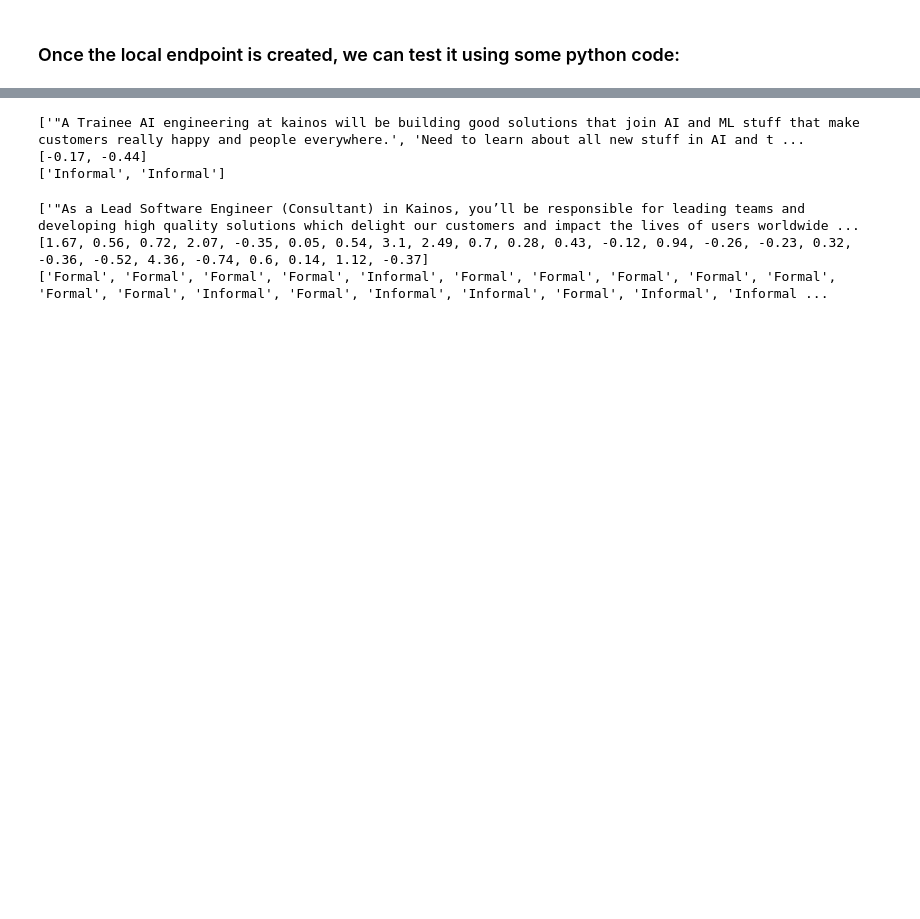
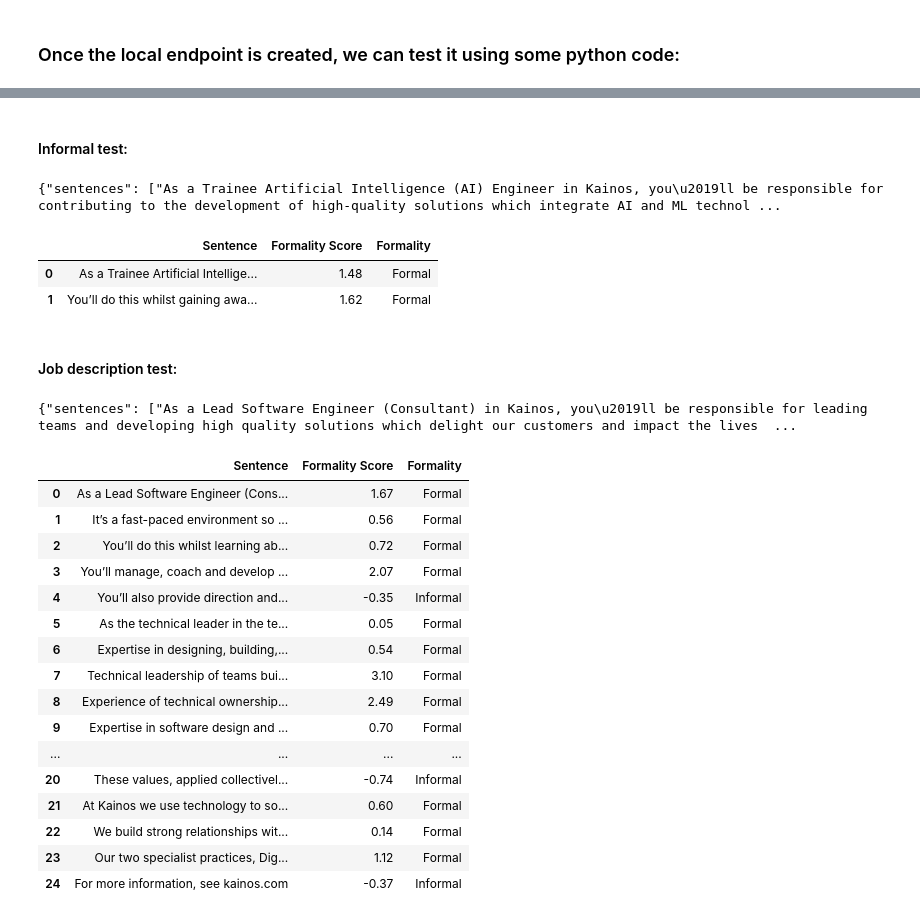
Before and after one commit to GroupAKainos/GroupA_ML, a Jupyter notebook: 007-AWS-Endpoint.ipynb, the cells around one changed output, grey strips where cells are left out. Drawn from its saved outputs; the diff is of its cells as text; code cells hidden in the pictures; blank space fills up the shorter version.

```diff
--- a/007-AWS-Endpoint.ipynb
+++ b/007-AWS-Endpoint.ipynb
@@ -1,3 +1,9 @@
+# %%
+import requests
+import json
+import pandas as pd
+from src.inference import *
+pd.set_option('display.max_colwidth', None)
 # %% [markdown]
 # Creating AWS Endpoint using Lambda with Serverless plugins
 
@@ -83,16 +100,27 @@ print(response.json()['formality'])
+# %% [markdown]
+#### Informal test:
 # %%
 f = open("./data/sanity_check/informal_text.txt", "r")
 informal = f.read()
 f.close()
-api_endpoint = "https://i9ie7dtl73.execute-api.eu-west-2.amazonaws.com/Prod/formality-score/"
-data = json.dumps(informal, ensure_ascii=False).encode('utf8')
-headers = {"Content-Type": "application/json"}
-response = requests.post(url=api_endpoint, data=data, headers=headers)
-print(response.json()['sentences'])
-print(response.json()['scores'])
-print(response.json()['formality'])
+
+url = "https://i9ie7dtl73.execute-api.eu-west-2.amazonaws.com/Prod/formality-score/"
+payload = formal
+response = requests.request("POST", url, headers=headers, data=payload.encode('utf-8'))
+
+print(response.text)
+
+sentences = response.json()['sentences']
+scores = response.json()['scores']
+formality = response.json()['formality']
+
+sentence_formality_df = pred_to_df(sentences, scores)
+display(sentence_formality_df)
 # %% [output]
-['"A Trainee AI engineering at kainos will be building good solutions that join AI and ML stuff that make customers really happy and people everywhere.', 'Need to learn about all new stuff in AI and t ...
-[-0.17, -0.44]
-['Informal', 'Informal']
+{"sentences": ["As a Trainee Artificial Intelligence (AI) Engineer in Kainos, you\u2019ll be responsible for contributing to the development of high-quality solutions which integrate AI and ML technol ...
+|  | Sentence | Formality Score | Formality |
+| 0 | As a Trainee Artificial Intellige... | 1.48 | Formal |
+| 1 | You’ll do this whilst gaining awa... | 1.62 | Formal |
+# %% [markdown]
+#### Job description test:
 # %%
@@ -100,11 +128,32 @@ job_desc = "As a Lead Software Engineer (Consultant) in Kainos, you’ll be resp
-api_endpoint = "https://i9ie7dtl73.execute-api.eu-west-2.amazonaws.com/Prod/formality-score/"
-data = json.dumps(job_desc, ensure_ascii=False).encode('utf8')
-headers = {"Content-Type": "application/json"}
-response = requests.post(url=api_endpoint, data=data, headers=headers)
-print(response.json()['sentences'])
-print(response.json()['scores'])
-print(response.json()['formality'])
+
+url = "https://i9ie7dtl73.execute-api.eu-west-2.amazonaws.com/Prod/formality-score/"
+payload = job_desc
+response = requests.request("POST", url, headers=headers, data=payload.encode('utf-8'))
+
+print(response.text)
+
+sentences = response.json()['sentences']
+scores = response.json()['scores']
+formality = response.json()['formality']
+
+sentence_formality_df = pred_to_df(sentences, scores)
+display(sentence_formality_df)
 # %% [output]
-['"As a Lead Software Engineer (Consultant) in Kainos, you’ll be responsible for leading teams and developing high quality solutions which delight our customers and impact the lives of users worldwide ...
-[1.67, 0.56, 0.72, 2.07, -0.35, 0.05, 0.54, 3.1, 2.49, 0.7, 0.28, 0.43, -0.12, 0.94, -0.26, -0.23, 0.32, -0.36, -0.52, 4.36, -0.74, 0.6, 0.14, 1.12, -0.37]
-['Formal', 'Formal', 'Formal', 'Formal', 'Informal', 'Formal', 'Formal', 'Formal', 'Formal', 'Formal', 'Formal', 'Formal', 'Informal', 'Formal', 'Informal', 'Informal', 'Formal', 'Informal', 'Informal ...
+{"sentences": ["As a Lead Software Engineer (Consultant) in Kainos, you\u2019ll be responsible for leading teams and developing high quality solutions which delight our customers and impact the lives  ...
+|  | Sentence | Formality Score | Formality |
+| 0 | As a Lead Software Engineer (Cons... | 1.67 | Formal |
+| 1 | It’s a fast-paced environment so ... | 0.56 | Formal |
+| 2 | You’ll do this whilst learning ab... | 0.72 | Formal |
+| 3 | You’ll manage, coach and develop ... | 2.07 | Formal |
+| 4 | You’ll also provide direction and... | -0.35 | Informal |
+| 5 | As the technical leader in the te... | 0.05 | Formal |
+| 6 | Expertise in designing, building,... | 0.54 | Formal |
+| 7 | Technical leadership of teams bui... | 3.10 | Formal |
+| 8 | Experience of technical ownership... | 2.49 | Formal |
+| 9 | Expertise in software design and ... | 0.70 | Formal |
+| ... | ... | ... | ... |
+| 20 | These values, applied collectivel... | -0.74 | Informal |
+| 21 | At Kainos we use technology to so... | 0.60 | Formal |
+| 22 | We build strong relationships wit... | 0.14 | Formal |
+| 23 | Our two specialist practices, Dig... | 1.12 | Formal |
+| 24 | For more information, see kainos.com | -0.37 | Informal |
```
Also changed, not shown: parts of 6 cells of this notebook, 3 other files.
